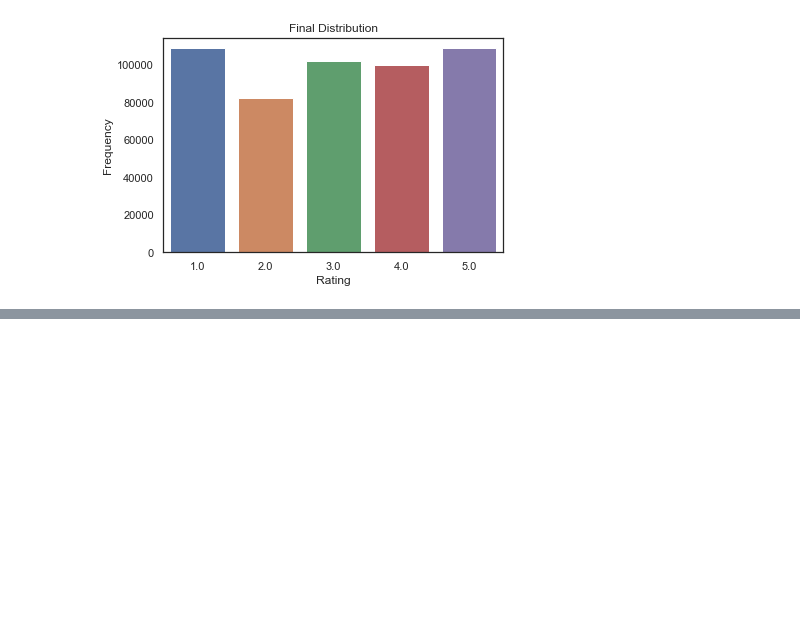
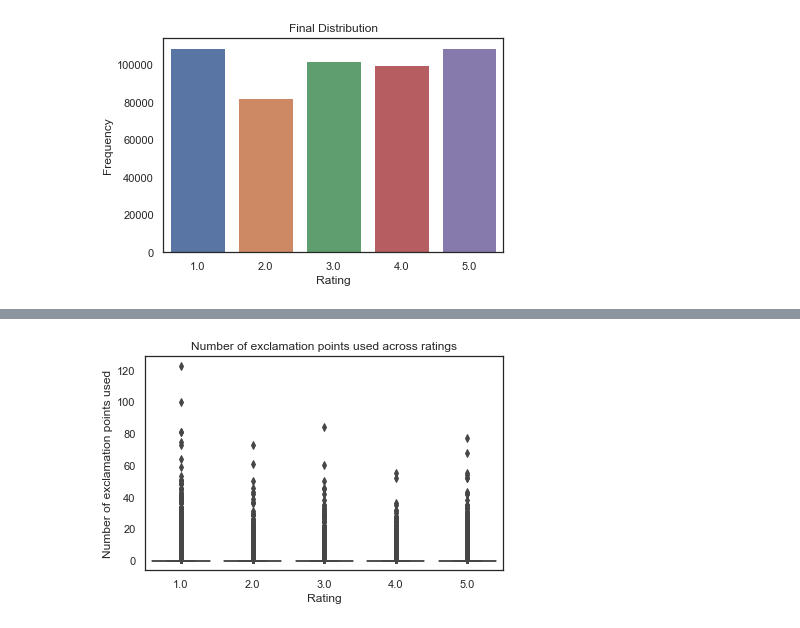
Before and after one commit to krbarounis/Amazon_Reviews_NLP_Project, a Jupyter notebook: EDA_and_data_cleaning.ipynb, the cells around one changed output, grey strips where cells are left out. Drawn from its saved outputs; the diff is of its cells as text; code cells hidden in the pictures; blank space fills up the shorter version.

```diff
--- a/EDA_and_data_cleaning.ipynb
+++ b/EDA_and_data_cleaning.ipynb
@@ -142,0 +155,7 @@ plt.savefig('class_imbalance_fixed')
+# %%
+ax = sns.boxplot(x='overall',y='exclamation_count',data=df_engineered, palette='Accent')
+ax.set(title='Number of exclamation points used across ratings')
+ax.set(xlabel='Rating',ylabel='Number of exclamation points used')
+plt.tight_layout()
+# %% [output]
+[figure, added]
```
Also changed, not shown: parts of 9 cells of this notebook, 4 other files.
